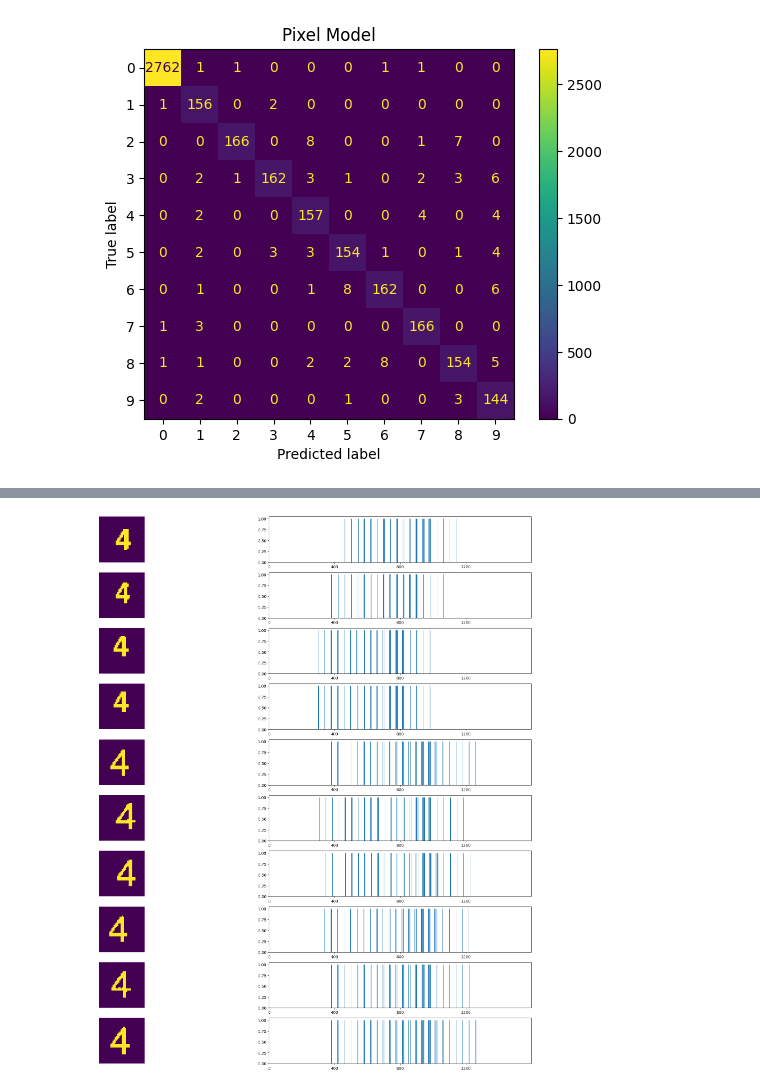
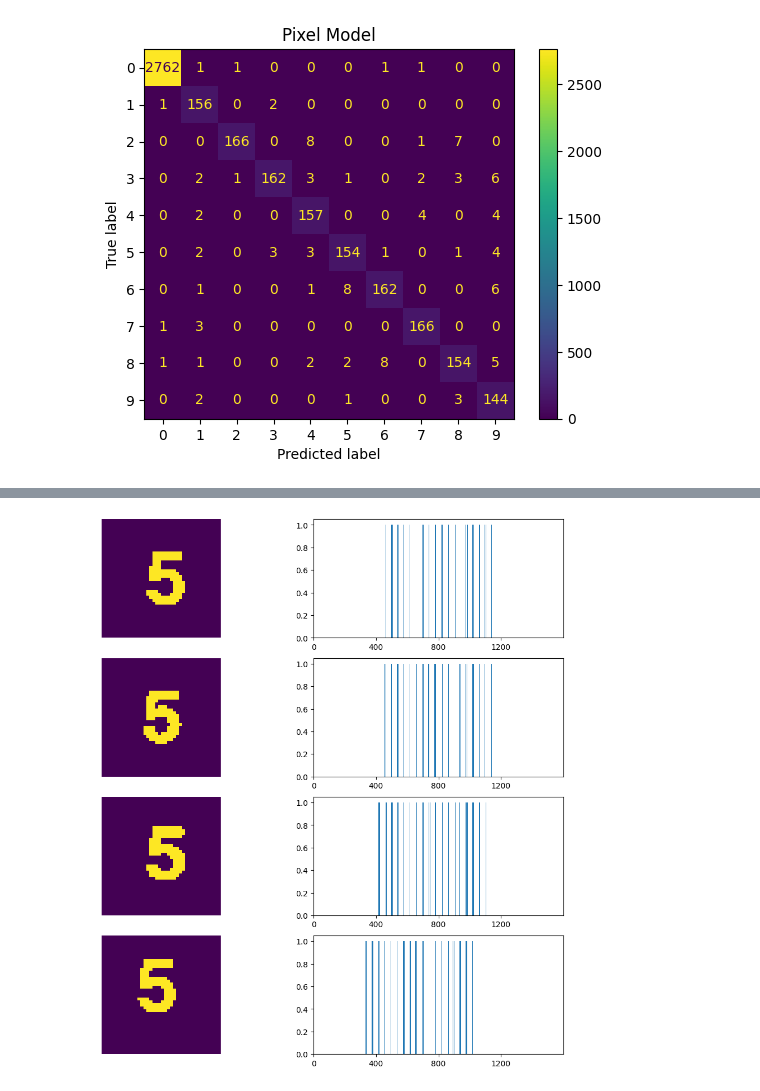
Before and after one commit to Johannes-Herz/Sudoku-Solver, a Jupyter notebook: AnalysisPixelModel.ipynb, the cells around one changed output, grey strips where cells are left out. Cells and saved outputs as stored; diff of their text form; code cells hidden in the pictures.

```diff
--- a/AnalysisPixelModel.ipynb
+++ b/AnalysisPixelModel.ipynb
@@ -164,8 +192,8 @@ for cell, _, _ in trueTwos:
 # %%
-fig, axs = plt.subplots(8, 2, figsize=(20, 20))
+fig, axs = plt.subplots(4, 2, figsize=(10, 10))
 fig.tight_layout(pad=0.5)
 x = np.arange(0, 1600, 1)
-for ((img, _, _), pixelTransformed), axis in zip(zip(twoFours, pixelTransformedTwoFours), axs):
+for ((img, _, _), pixelTransformed), axis in zip(zip(sixFives, pixelTransformedSixFives), axs):
     axis[0].axis('off')
     axis[0].imshow(preprocessCellImage(cv.resize(img, (40, 40)))[1])
     axis[1].set_xlim([0, 1600])
@@ -176,13 +204,13 @@ for ((img, _, _), pixelTransformed), axis in zip(zip(twoFours, pixelTransformedT
 # %%
-fig, axs = plt.subplots(10, 2, figsize=(20, 20))
+fig, axs = plt.subplots(4, 2, figsize=(10, 10))
 fig.tight_layout(pad=0.5)
 x = np.arange(0, 1600, 1)
-for ((img, _, _), pixelTransformed), axis in zip(zip(trueFours, pixelTransformedTrueFours), axs):
+for ((img, _, _), pixelTransformed), axis in zip(zip(trueFives, pixelTransformedTrueFives), axs):
     axis[0].axis('off')
     axis[0].imshow(preprocessCellImage(cv.resize(img, (40, 40)))[1])
     axis[1].set_xlim([0, 1600])
     axis[1].set_xticks(np.arange(0, 1600, 400))
     axis[1].bar(x, 1 - pixelTransformed)
 # %% [output]
-[figure, old version]
+[figure, new version]
 # %%
```
Also changed, not shown: parts of 3 cells of this notebook, 3 other files.
